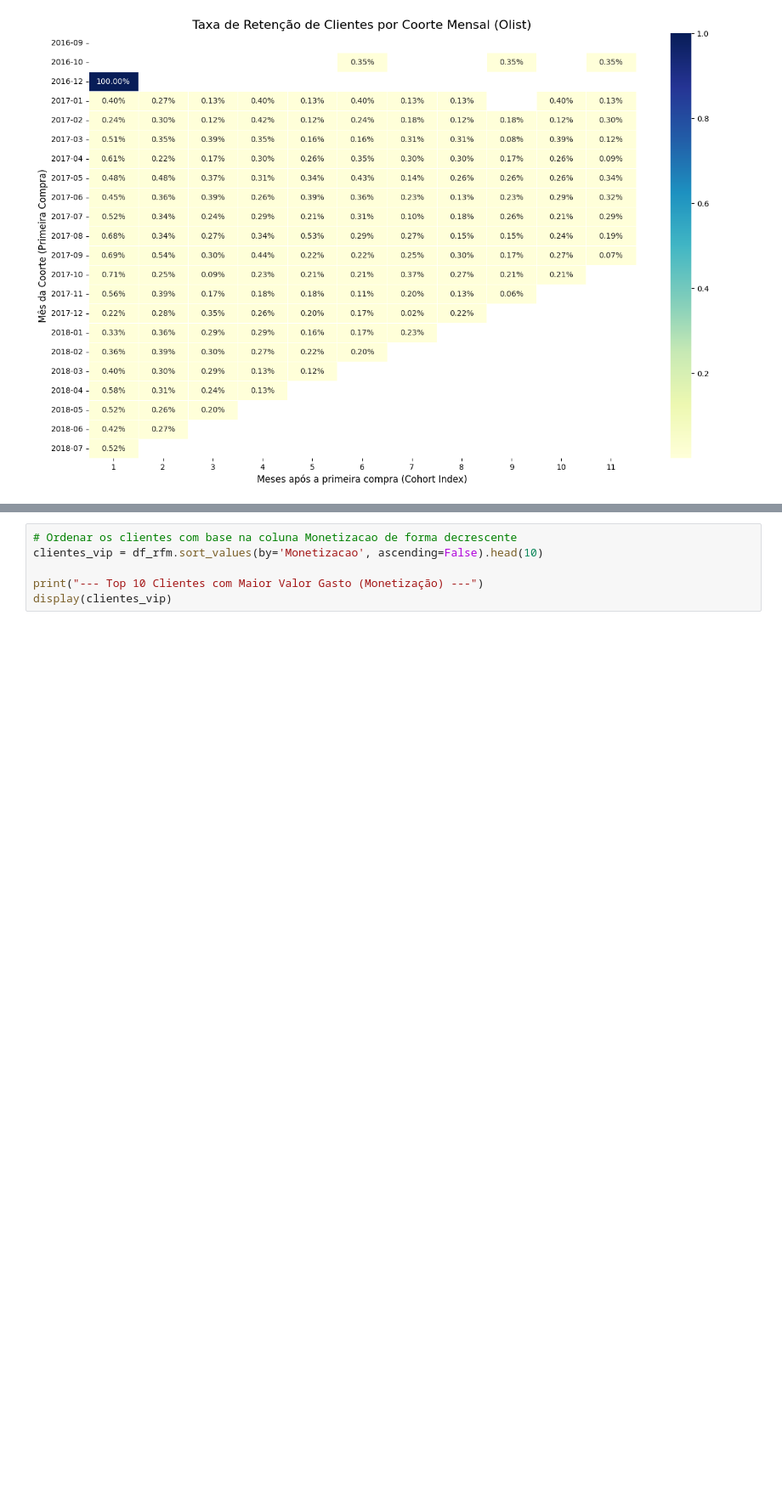
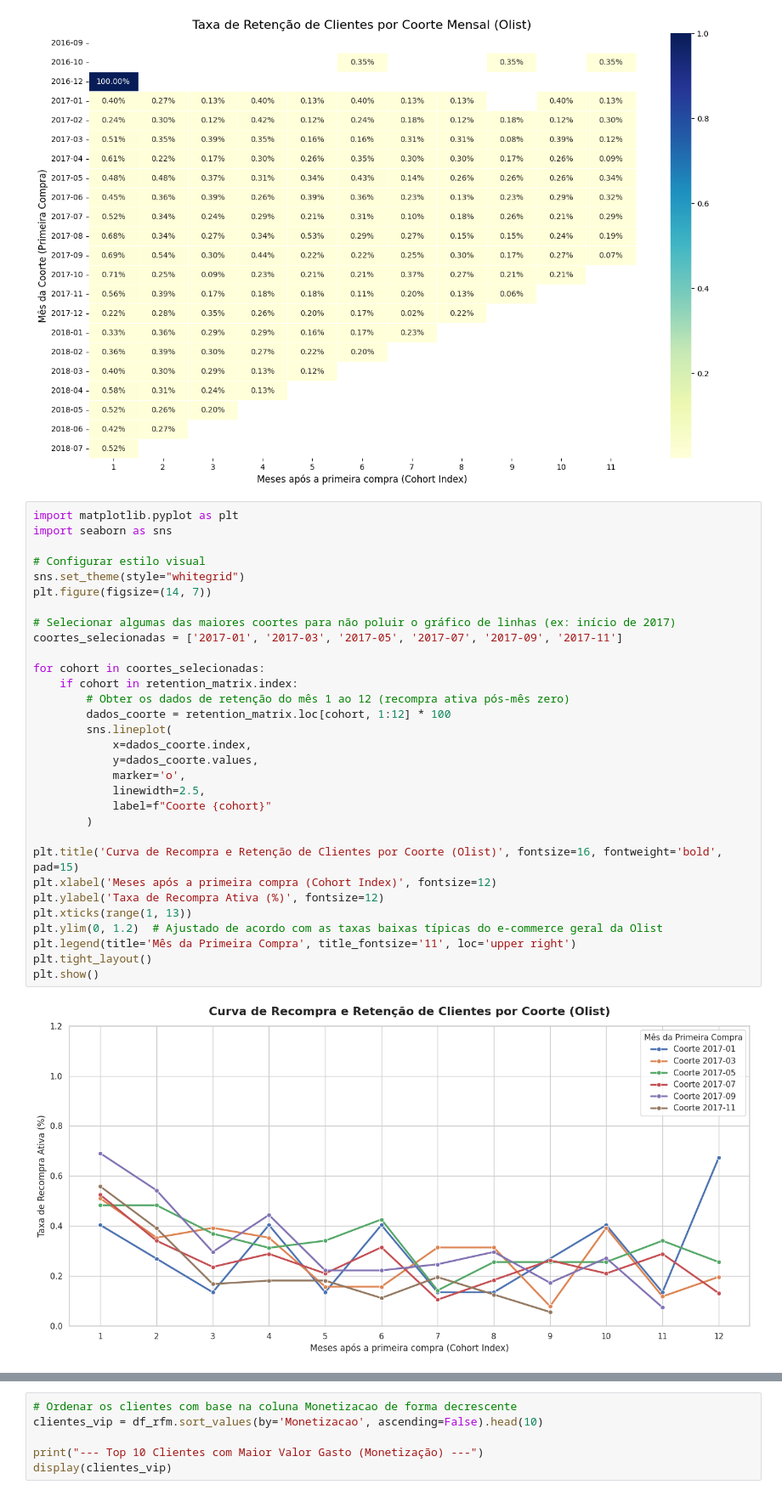
Before and after one commit to HelviaOliveira/dplyr, a Jupyter notebook: Comportamento e Pagamentos.ipynb, the cells around one changed output, grey strips where cells are left out. Shown at 85% size. Cells and saved outputs as stored; diff of their text form; blank space fills up the shorter version.

```diff
--- a/Comportamento e Pagamentos.ipynb
+++ b/Comportamento e Pagamentos.ipynb
@@ -224,3 +224,36 @@ plt.ylabel('Mês da Coorte (Primeira Compra)', fontsize=12)
 plt.show()
 # %% [output]
 [figure]
+# %%
+import matplotlib.pyplot as plt
+import seaborn as sns
+
+# Configurar estilo visual
+sns.set_theme(style="whitegrid")
+plt.figure(figsize=(14, 7))
+
+# Selecionar algumas das maiores coortes para não poluir o gráfico de linhas (ex: início de 2017)
+coortes_selecionadas = ['2017-01', '2017-03', '2017-05', '2017-07', '2017-09', '2017-11']
+
+for cohort in coortes_selecionadas:
+    if cohort in retention_matrix.index:
+        # Obter os dados de retenção do mês 1 ao 12 (recompra ativa pós-mês zero)
+        dados_coorte = retention_matrix.loc[cohort, 1:12] * 100
+        sns.lineplot(
+            x=dados_coorte.index,
+            y=dados_coorte.values,
+            marker='o',
+            linewidth=2.5,
+            label=f"Coorte {cohort}"
+        )
+
+plt.title('Curva de Recompra e Retenção de Clientes por Coorte (Olist)', fontsize=16, fontweight='bold', pad=15)
+plt.xlabel('Meses após a primeira compra (Cohort Index)', fontsize=12)
+plt.ylabel('Taxa de Recompra Ativa (%)', fontsize=12)
+plt.xticks(range(1, 13))
+plt.ylim(0, 1.2)  # Ajustado de acordo com as taxas baixas típicas do e-commerce geral da Olist
+plt.legend(title='Mês da Primeira Compra', title_fontsize='11', loc='upper right')
+plt.tight_layout()
+plt.show()
+# %% [output]
+[figure, added]
```
Also changed, not shown: parts of 4 cells of this notebook.
